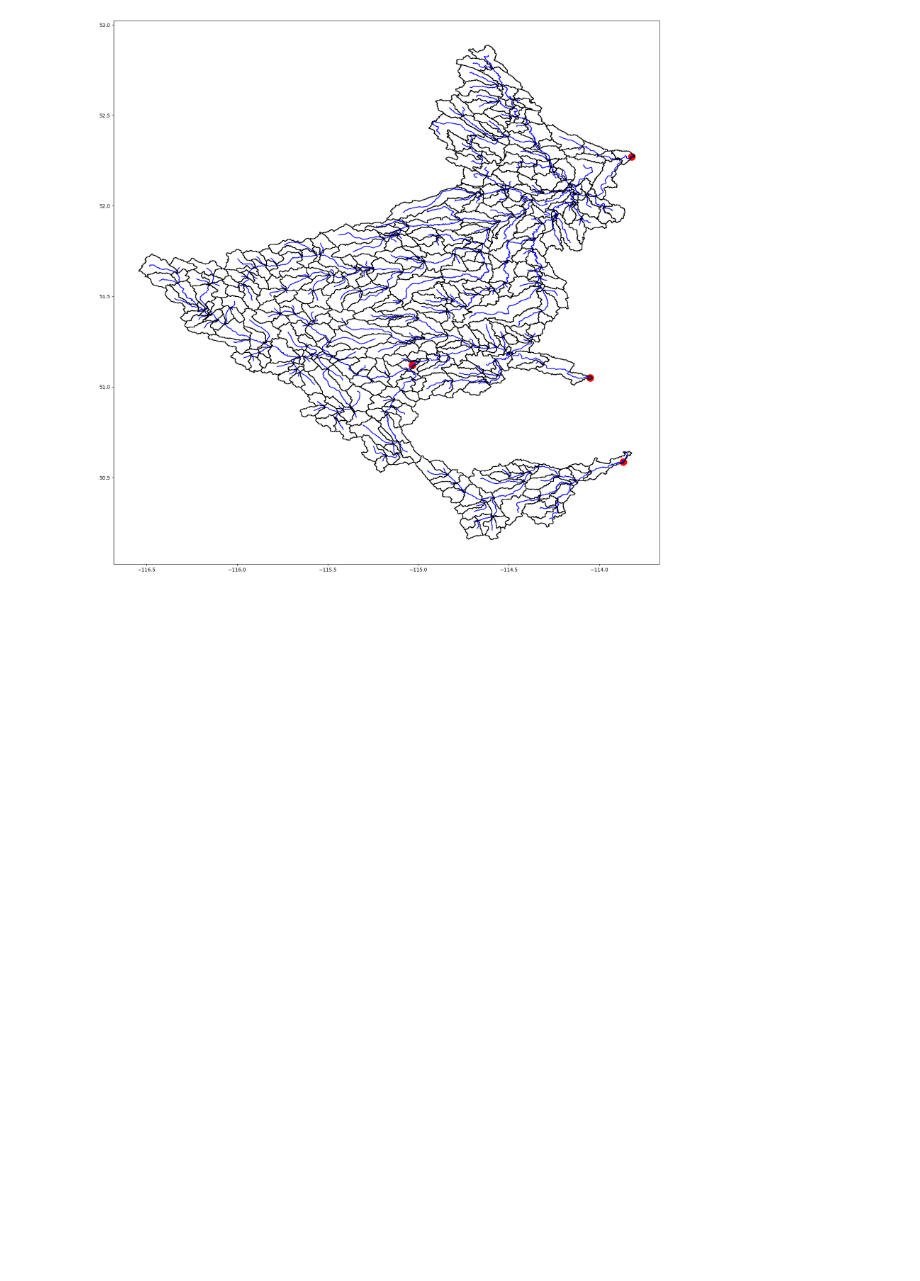
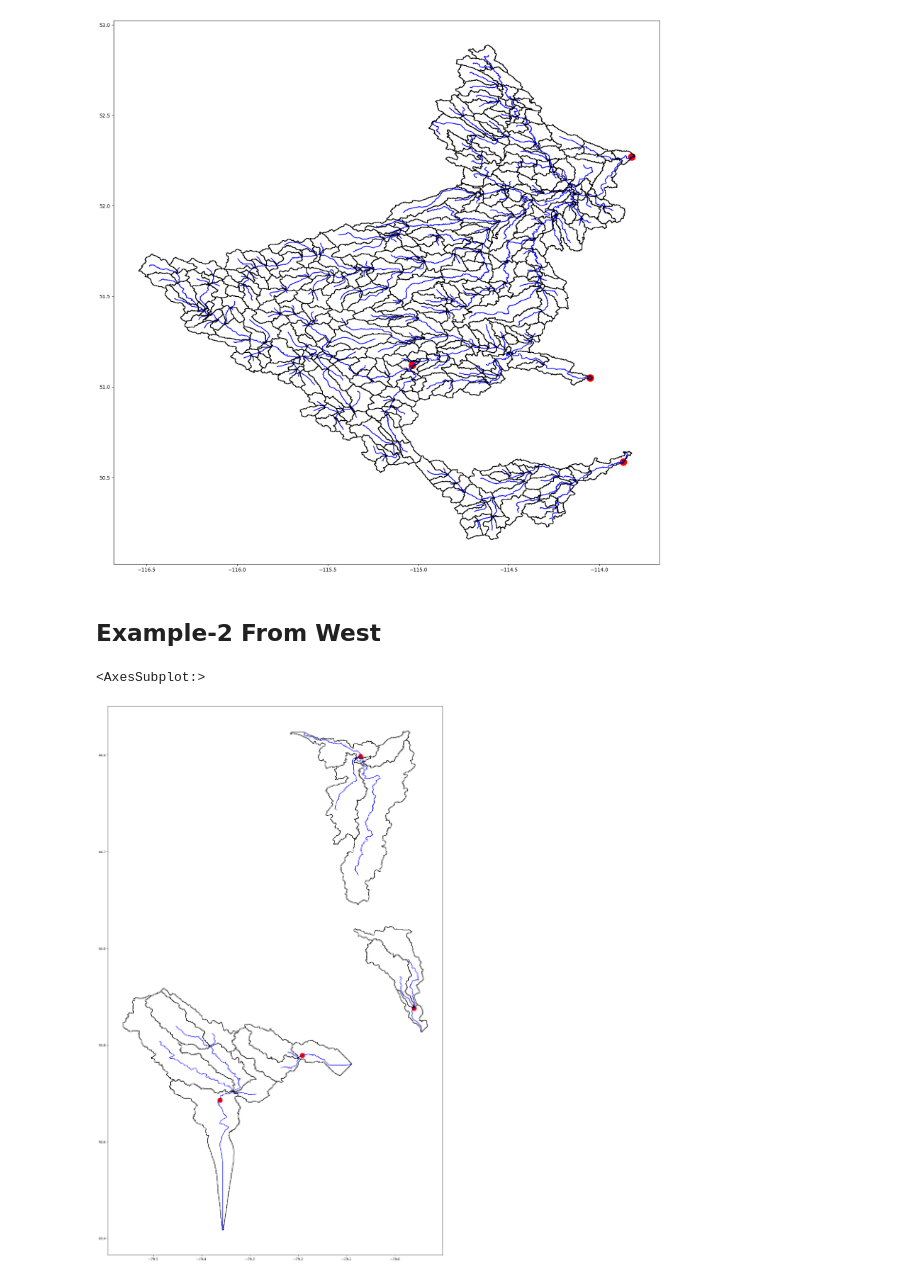
Before and after one commit to ShervanGharari/FHIMP, a Jupyter notebook: hydro-models/01_domain_selection/domain_selection.ipynb, the cells around one changed output. Saved outputs shown, nothing was run; the diff lists cells and outputs as text; code cells hidden in the pictures; blank space fills up the shorter version.

```diff
--- a/hydro-models/01_domain_selection/domain_selection.ipynb
+++ b/hydro-models/01_domain_selection/domain_selection.ipynb
@@ -93,6 +100,46 @@ stations_sliced.plot(ax=ax, color='r', markersize=200)
 # %%
 cat_slice.to_file(path_out+'Bow_at_Calgary_cat.shp')
 riv_slice.to_file(path_out+'Bow_at_Calgary_riv.shp')
+# %% [markdown]
+## Example-2 From West
+# %%
+# data creation, Station ID, seg ID that accompany the station, Station name,
+# and up flag meaning is the flow should be sum of upstream segmenets
+# this can be created in a csv file and be read here.
+
+data = {
+    'Station ID': ['02HC013', '02HC018', '02EC011', '02HC024'],
+    'seg ID': [72052687, 72052485, 72051928, 72055140],
+    'Station name': [
+        'HIGHLAND CREEK NEAR WEST HILL',
+        'LYNDE CREEK NEAR WHITBY',
+        'BEAVERTON RIVER NEAR BEAVERTON',
+        'DON RIVER AT TODMORDEN'
+    ],
+    'up': [1, 1, 1, 1]
+}
+
+# Create a DataFrame from the dictionary
+stations_seg_id = pd.DataFrame(data)
+# %%
+# slice the domain for various stations and their seg ID
+cat_slice, riv_slice = gm.intersect_topology(cat=cat,\
+                                             cat_cols={'id':'COMID'},\
+                                             riv=riv,\
+                                             riv_cols={'id':'COMID', 'next_id':'NextDownID'},\
+                                             outlet_id=list(stations_seg_id['seg ID']))
+
+
+stations = gpd.read_file('../../data/stations_point/stations_point.shp')
+stations_sliced = stations[stations['Station ID'].isin(list(stations_seg_id['Station ID']))]
+# %%
+fig, ax = plt.subplots(figsize=(20,30))
+riv_slice.plot(ax=ax, color='b')
+cat_slice.boundary.plot(ax=ax, color='k')
+stations_sliced.plot(ax=ax, color='r', markersize=200)
+# %% [output]
+<AxesSubplot:>
+[figure, added]
 # %%
 # # Manupulate target shapefile if desired or exists (this is optional)
 # trg_shp = gpd.read_file('../../data/province/provinces.shp')
```
Also changed, not shown: parts of 3 cells of this notebook.
